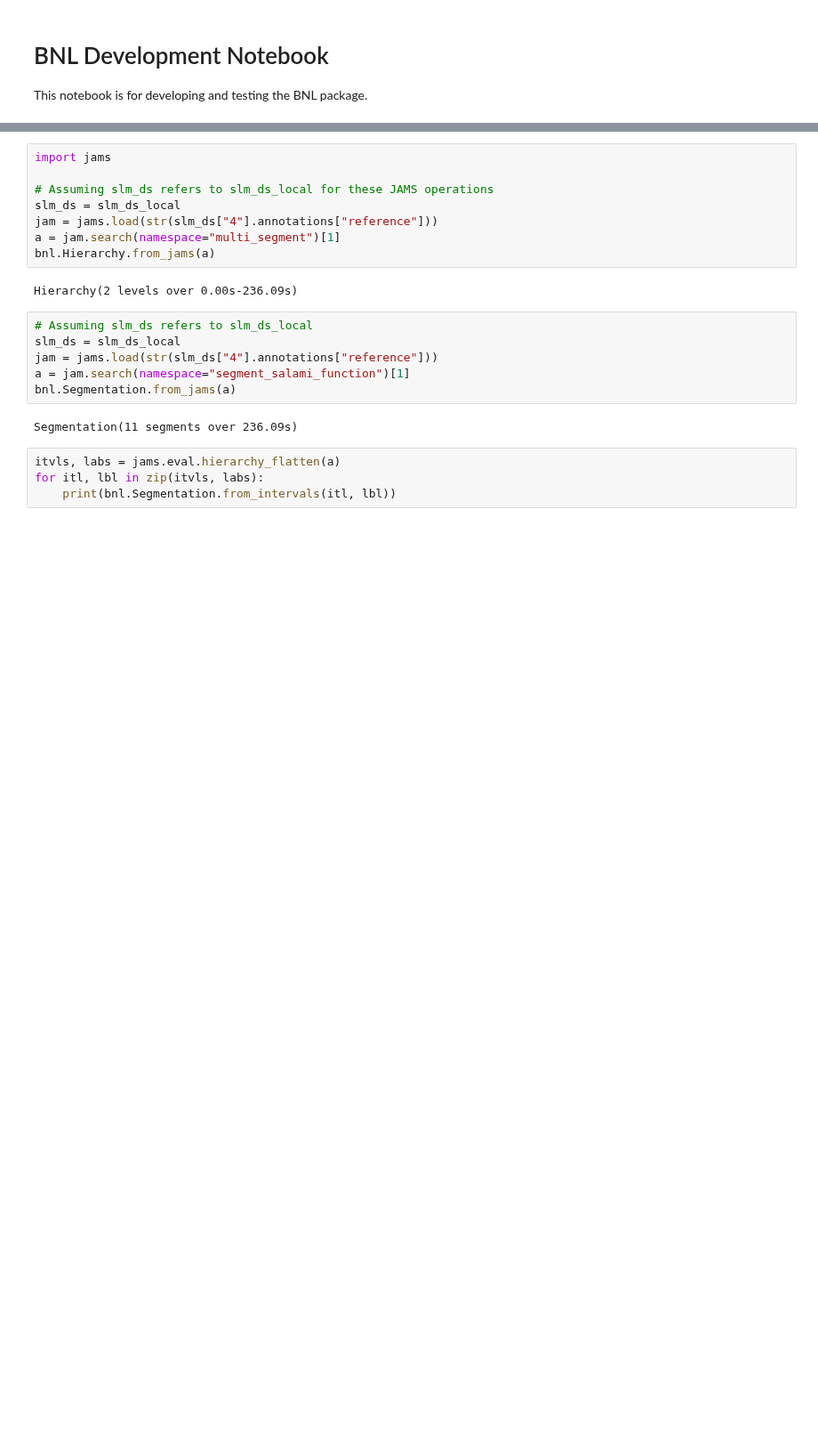
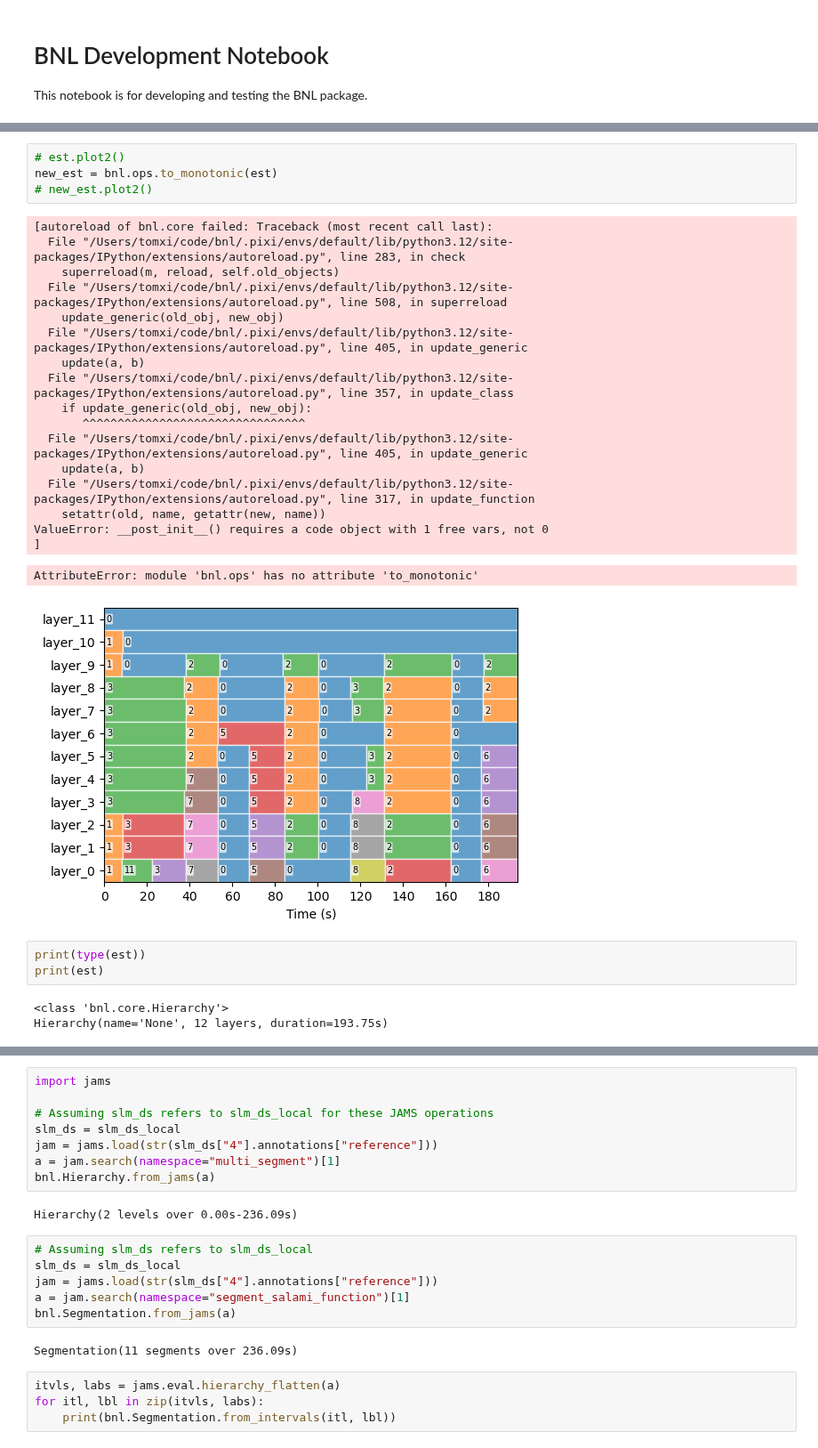
Before and after one commit to tomxi/bnl, a Jupyter notebook: notebooks/development.ipynb, the cells around one changed output, grey strips where cells are left out. Shown at 89% size. Cells and saved outputs as stored; diff of their text form; blank space fills up the shorter version.

```diff
--- a/notebooks/development.ipynb
+++ b/notebooks/development.ipynb
@@ -42,0 +36,29 @@ SyntaxError: invalid syntax (2238344075.py, line 1)
+# %%
+# est.plot2()
+new_est = bnl.ops.to_monotonic(est)
+# new_est.plot2()
+# %% [output]
+[autoreload of bnl.core failed: Traceback (most recent call last):
+  File "/Users/tomxi/code/bnl/.pixi/envs/default/lib/python3.12/site-packages/IPython/extensions/autoreload.py", line 283, in check
+    superreload(m, reload, self.old_objects)
+  File "/Users/tomxi/code/bnl/.pixi/envs/default/lib/python3.12/site-packages/IPython/extensions/autoreload.py", line 508, in superreload
+    update_generic(old_obj, new_obj)
+  File "/Users/tomxi/code/bnl/.pixi/envs/default/lib/python3.12/site-packages/IPython/extensions/autoreload.py", line 405, in update_generic
+    update(a, b)
+  File "/Users/tomxi/code/bnl/.pixi/envs/default/lib/python3.12/site-packages/IPython/extensions/autoreload.py", line 357, in update_class
+    if update_generic(old_obj, new_obj):
+       ^^^^^^^^^^^^^^^^^^^^^^^^^^^^^^^^
+  File "/Users/tomxi/code/bnl/.pixi/envs/default/lib/python3.12/site-packages/IPython/extensions/autoreload.py", line 405, in update_generic
+    update(a, b)
+  File "/Users/tomxi/code/bnl/.pixi/envs/default/lib/python3.12/site-packages/IPython/extensions/autoreload.py", line 317, in update_function
+    setattr(old, name, getattr(new, name))
+ValueError: __post_init__() requires a code object with 1 free vars, not 0
+]
+AttributeError: module 'bnl.ops' has no attribute 'to_monotonic'
+[figure, added]
+# %%
+print(type(est))
+print(est)
+# %% [output]
+<class 'bnl.core.Hierarchy'>
+Hierarchy(name='None', 12 layers, duration=193.75s)
```
Also changed, not shown: parts of 22 cells of this notebook, 14 other files.
